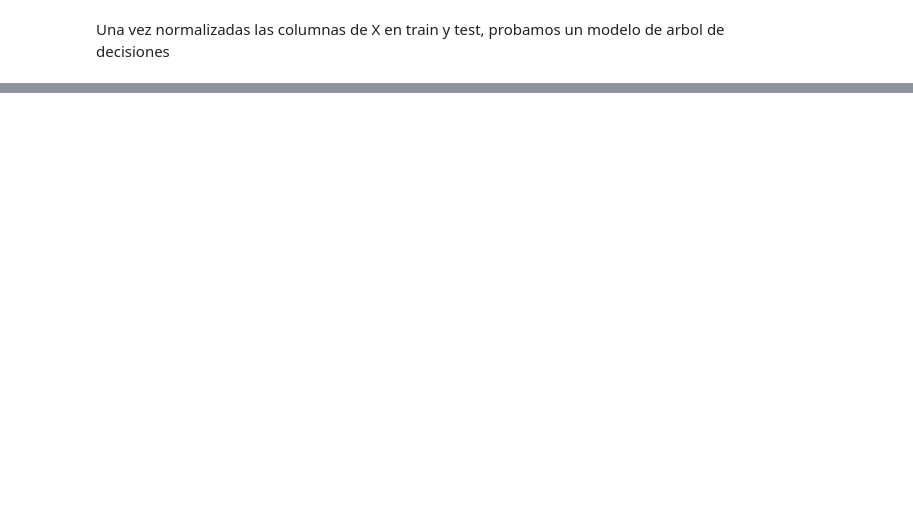
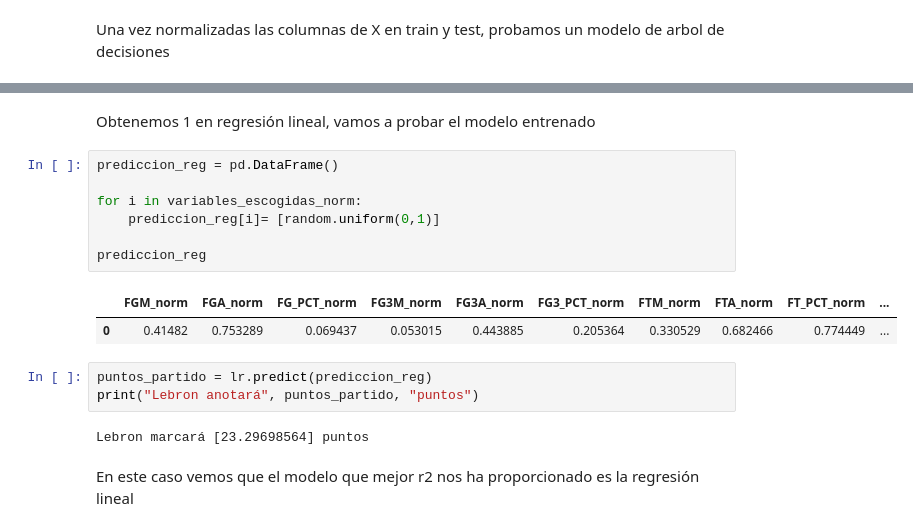
Before and after one commit to dcristobalhMad/ml-entrega2, a Jupyter notebook: _sources/entrega.ipynb, the cells around one changed output, grey strips where cells are left out. Cells and saved outputs as stored; diff of their text form; blank space fills up the shorter version.

```diff
--- a/_sources/entrega.ipynb
+++ b/_sources/entrega.ipynb
@@ -1208,0 +1228,19 @@ R Squared Score is: 0.9654147310205599
+# %% [markdown]
+Obtenemos 1 en regresión lineal, vamos a probar el modelo entrenado
+# %%
+prediccion_reg = pd.DataFrame()
+
+for i in variables_escogidas_norm:
+    prediccion_reg[i]= [random.uniform(0,1)]
+
+prediccion_reg
+# %% [output]
+|  | FGM_norm | FGA_norm | FG_PCT_norm | FG3M_norm | FG3A_norm | FG3_PCT_norm | FTM_norm | FTA_norm | FT_PCT_norm | ... |
+| 0 | 0.41482 | 0.753289 | 0.069437 | 0.053015 | 0.443885 | 0.205364 | 0.330529 | 0.682466 | 0.774449 | ... |
+# %%
+puntos_partido = lr.predict(prediccion_reg)
+print("Lebron anotará", puntos_partido, "puntos")
+# %% [output]
+Lebron marcará [23.29698564] puntos
+# %% [markdown]
+En este caso vemos que el modelo que mejor r2 nos ha proporcionado es la regresión lineal
```
Also changed, not shown: parts of 9 cells of this notebook, 4 other files.
